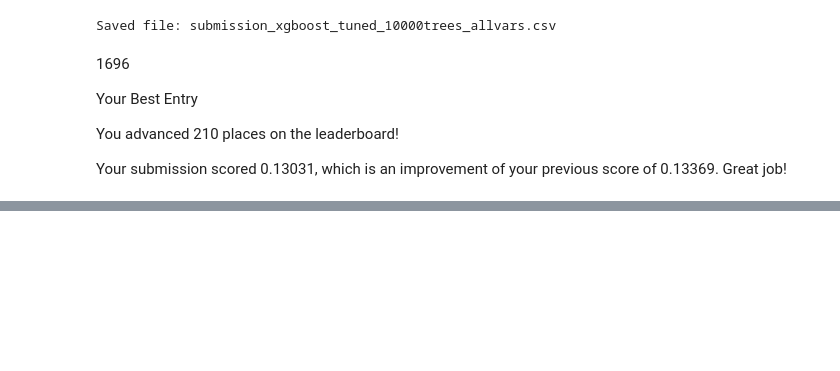
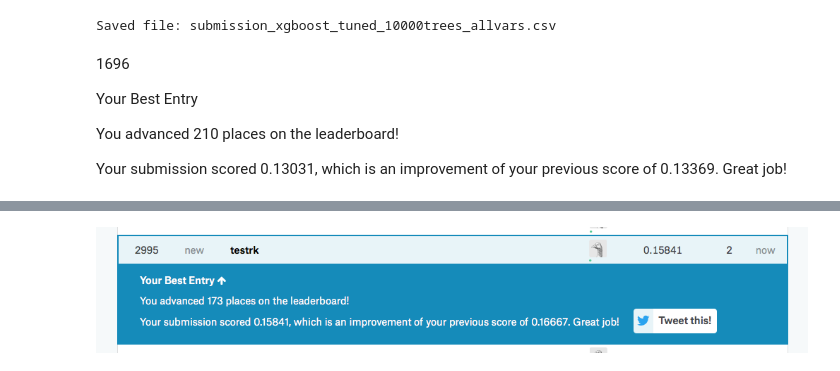
Before and after one commit to cgleach/w207_home_price_predictions_grp1, a Jupyter notebook: price_predictions_group1.ipynb, the cells around one changed output, grey strips where cells are left out. Saved outputs shown, nothing was run; the diff lists cells and outputs as text; code cells hidden in the pictures; blank space fills up the shorter version.

```diff
--- a/price_predictions_group1.ipynb
+++ b/price_predictions_group1.ipynb
@@ -788,0 +821,5 @@ Your submission scored 0.13031, which is an improvement of your previous score o
+# %%
+from IPython.display import Image
+Image(filename='kaggle_submission_svr.png')
+# %% [output]
+[figure, added]
```
Also changed, not shown: parts of 26 cells of this notebook, 5 other files.
